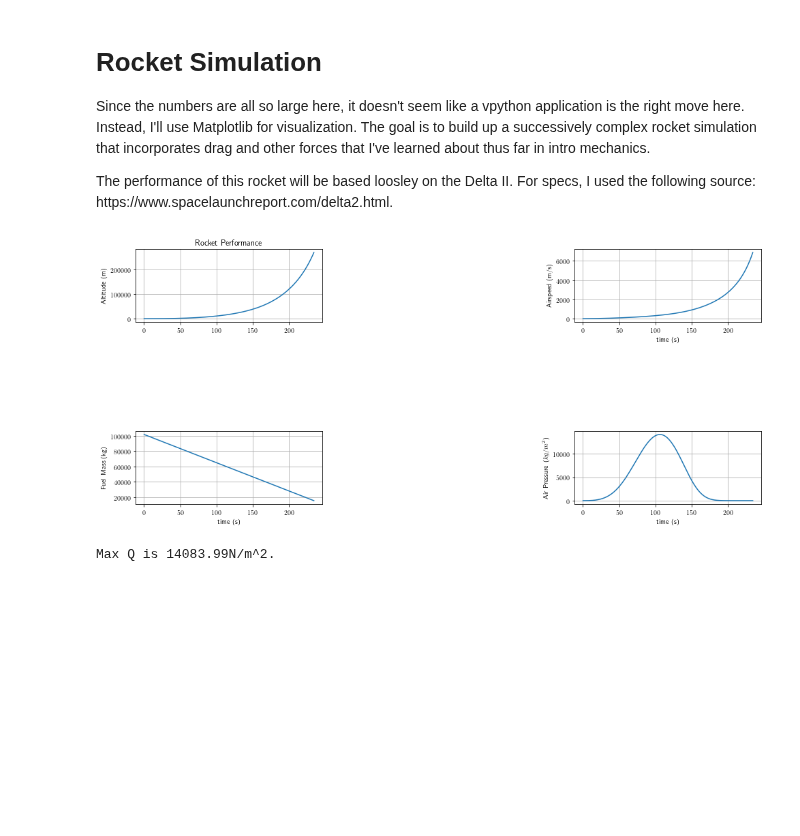
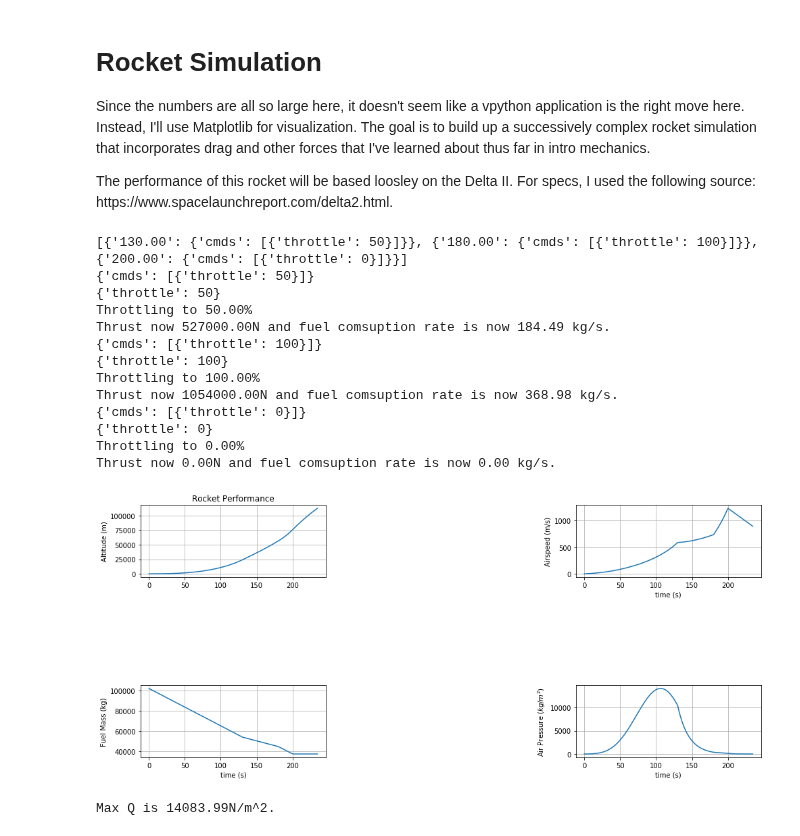
Before and after one commit to PSR193721/Delta2Simulator, a Jupyter notebook: rocket.ipynb, the cells around one changed output. Drawn from its saved outputs; the diff is of its cells as text; code cells hidden in the pictures; blank space fills up the shorter version.

Commit message:
Flt plan
Added a simple flight plan with the system processes. The only valid command at the moment is "throttle", which adjusts the thrust of the engine.

```diff
--- a/rocket.ipynb
+++ b/rocket.ipynb
@@ -46,15 +46,39 @@ data_pressure = np.zeros(total_data_points)
 
 max_Q = 0
 
+# load flight plan from file
+with open('flt-plan.json') as f:
+  flt_plan = json.load(f)
+
+print(flt_plan)
+
+def check_flt_plan(time):
+    global flt_plan
+    tm = "{:0.2f}".format(time)
+    menu = next((d for i,d in enumerate(flt_plan) if tm in d), None)
+    if menu is not None:
+        # loop through instruction set
+        menu = menu.get(tm)
+        print(menu)
+        cmds = menu.get("cmds", [])
+        # loop through the commands in this menu and execute them in turn
+        for cmd in cmds:
+            print(cmd)
+            if cmd["throttle"] is not None:
+                print("Throttling to {:0.2f}%".format(cmd["throttle"]))
+                adjust_throttle(cmd["throttle"])
+
 def update_total_mass():
-    global fuel_mass, total_mass
+    global fuel_mass, total_mass, fuel_consumption_rate
     fuel_mass -= fuel_consumption_rate*dt
     total_mass = dry_mass + fuel_mass
 
 def adjust_throttle(percent):
-    global fuel_consumption_rate, Fthrust
+    global fuel_consumption_rate, Fthrust, max_dmdt
+    throttle = percent/100
     fuel_consumption_rate = max_dmdt*throttle
     Fthrust = Vector(0,max_thrust_mag*throttle,0)
+    print("Thrust now {:0.2f}N and fuel comsuption rate is now {:0.2f} kg/s.".format(Fthrust.mag(), fuel_consumption_rate))
 
 while t <= burn_time:
 
@@ -76,6 +100,9 @@ while t <= burn_time:
     pos = pos + momentum/total_mass*dt
 
     update_total_mass()
+
+    # check flight plan for updates
+    check_flt_plan(t)
 
     if data_point_counter == 9 and idx < total_data_points:
         data_point_counter = 0
@@ -94,33 +121,45 @@ plt.figure(figsize=(15, 15))
 plt.subplot(4, 2, 1)
 plt.plot(data_time, data_altitude)
 plt.title('Rocket Performance')
 plt.ylabel('Altitude (m)')
 plt.grid(True)
 
 plt.subplot(4, 2, 2)
 plt.plot(data_time, data_velocity)
 plt.xlabel('time (s)')
 plt.ylabel('Airspeed (m/s)')
 plt.grid(True)
 
 plt.subplot(4, 2, 3)
 plt.plot(data_time, data_mass)
 plt.xlabel('time (s)')
 plt.ylabel('Fuel Mass (kg)')
 plt.grid(True)
 
 plt.subplot(4, 2, 4)
 plt.plot(data_time, data_pressure)
 plt.xlabel('time (s)')
 plt.ylabel('Air Pressure ($kg/m^2$)')
 plt.grid(True)
 
 plt.subplots_adjust(top=0.92, bottom=0.08, left=0.10, right=0.95, hspace=1.5, wspace=1.35)
-
 plt.show()
 
 max_Q = np.amax(data_pressure)
 print("Max Q is {:0.2f}N/m^2.".format(max_Q))
 # %% [output]
+[{'130.00': {'cmds': [{'throttle': 50}]}}, {'180.00': {'cmds': [{'throttle': 100}]}}, {'200.00': {'cmds': [{'throttle': 0}]}}]
+{'cmds': [{'throttle': 50}]}
+{'throttle': 50}
+Throttling to 50.00%
+Thrust now 527000.00N and fuel comsuption rate is now 184.49 kg/s.
+{'cmds': [{'throttle': 100}]}
+{'throttle': 100}
+Throttling to 100.00%
+Thrust now 1054000.00N and fuel comsuption rate is now 368.98 kg/s.
+{'cmds': [{'throttle': 0}]}
+{'throttle': 0}
+Throttling to 0.00%
+Thrust now 0.00N and fuel comsuption rate is now 0.00 kg/s.
-[figure, old version]
+[figure, new version]
-Max Q is 14083.99N/m^2.
+Max Q is 14083.99N/m^2.
```
Also changed, not shown: parts of 1 cell of this notebook, 1 other file.
